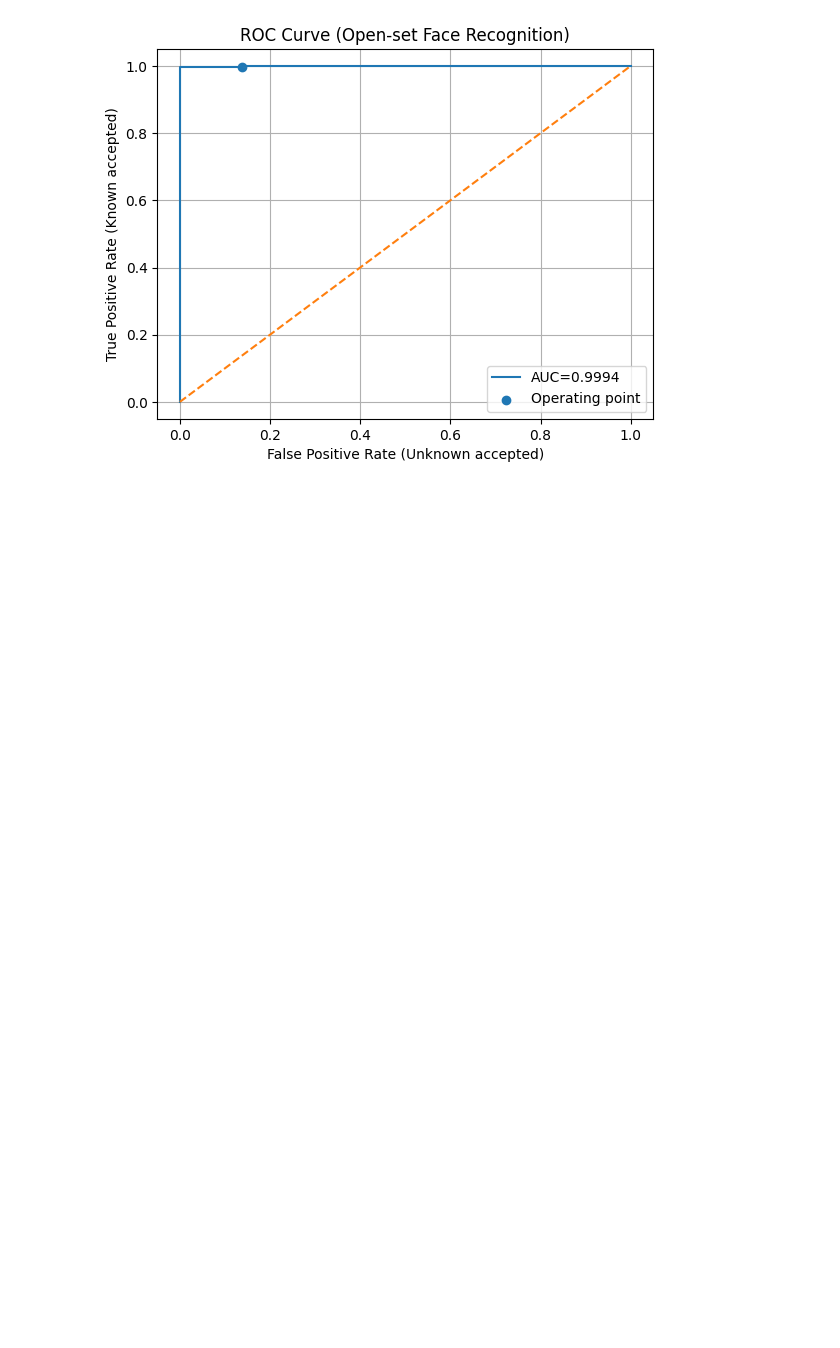
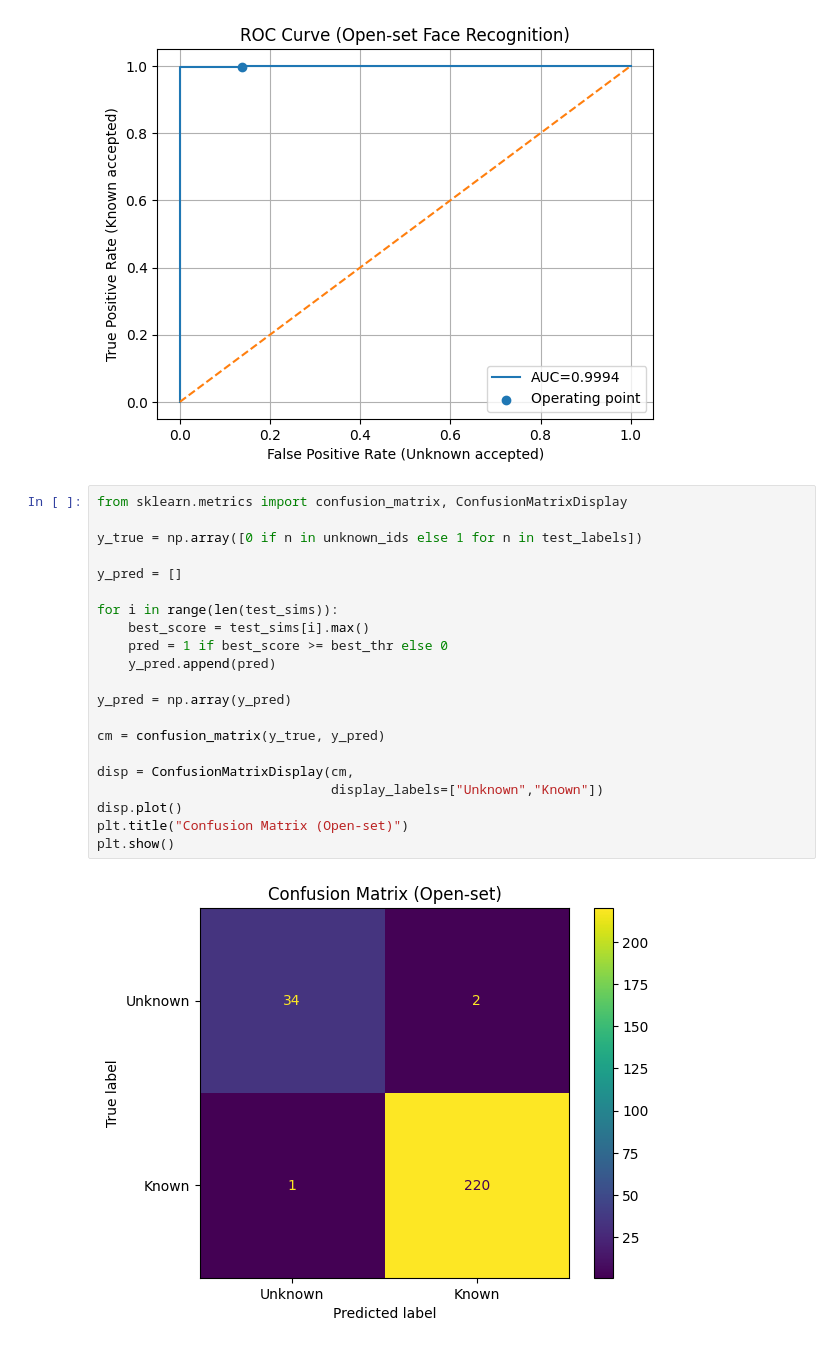
Before and after one commit to gorkhumaryan/face-recognistion, a Jupyter notebook: face_embedding.ipynb, the cells around one changed output. Cells and saved outputs as stored; diff of their text form; blank space fills up the shorter version.

```diff
--- a/face_embedding.ipynb
+++ b/face_embedding.ipynb
@@ -324,3 +324,26 @@ At threshold: 0.48000000000000004
 Known accepted (TPR): 0.995475113122172
 Unknown accepted (FPR): 0.1388888888888889
 [figure]
+# %%
+from sklearn.metrics import confusion_matrix, ConfusionMatrixDisplay
+
+y_true = np.array([0 if n in unknown_ids else 1 for n in test_labels])
+
+y_pred = []
+
+for i in range(len(test_sims)):
+    best_score = test_sims[i].max()
+    pred = 1 if best_score >= best_thr else 0
+    y_pred.append(pred)
+
+y_pred = np.array(y_pred)
+
+cm = confusion_matrix(y_true, y_pred)
+
+disp = ConfusionMatrixDisplay(cm,
+                              display_labels=["Unknown","Known"])
+disp.plot()
+plt.title("Confusion Matrix (Open-set)")
+plt.show()
+# %% [output]
+[figure, added]
```
Also changed, not shown: parts of 2 cells of this notebook.
